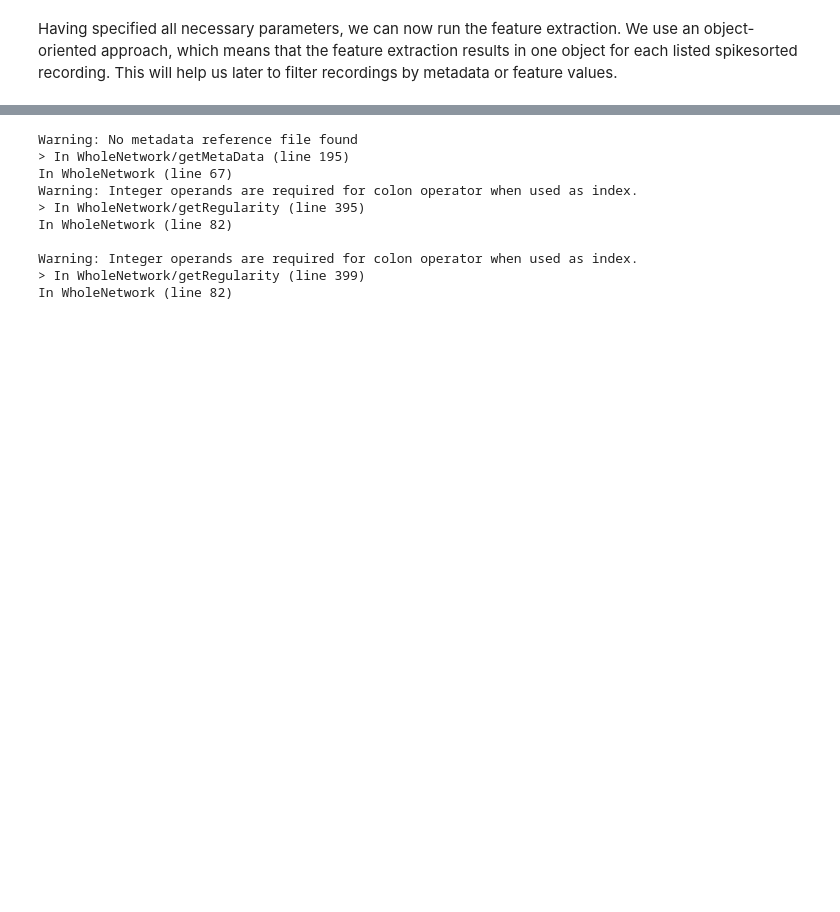
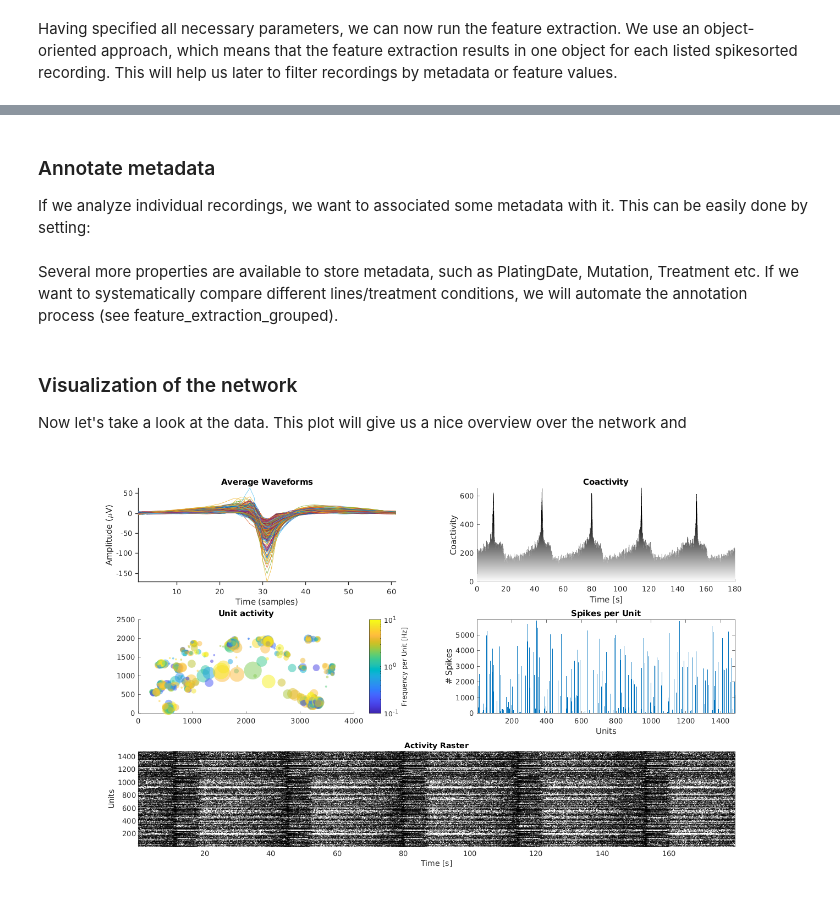
Before and after one commit to hornauerp/EphysDopa, a Jupyter notebook: Notebooks/feature_extraction.ipynb, the cells around one changed output, grey strips where cells are left out. Saved outputs shown, nothing was run; the diff lists cells and outputs as text; code cells hidden in the pictures; blank space fills up the shorter version.

Commit message:
Added feature extraction as jupyter notebook

```diff
--- a/Notebooks/feature_extraction.ipynb
+++ b/Notebooks/feature_extraction.ipynb
@@ -21,13 +26,18 @@ Having specified all necessary parameters, we can now run the feature extraction
 # %%
-nw = WholeNetwork(sorting_path,params);
+%nw = WholeNetwork(sorting_path,params); %Normally this line would be run to extract features
+load('../Data/Sorting_example/example_network.mat')
-# %% [output]
-Warning: No metadata reference file found
-> In WholeNetwork/getMetaData (line 195)
-In WholeNetwork (line 67)
-Warning: Integer operands are required for colon operator when used as index.
-> In WholeNetwork/getRegularity (line 395)
-In WholeNetwork (line 82)
-
-Warning: Integer operands are required for colon operator when used as index.
-> In WholeNetwork/getRegularity (line 399)
-In WholeNetwork (line 82)
+# %% [markdown]
+### Annotate metadata
+If we analyze individual recordings, we want to associated some metadata with it. This can be easily done by setting:
+# %%
+nw.RecordingDate = 220209;
+# %% [markdown]
+Several more properties are available to store metadata, such as PlatingDate, Mutation, Treatment etc. If we want to systematically compare different lines/treatment conditions, we will automate the annotation process (see feature_extraction_grouped).
+# %% [markdown]
+### Visualization of the network
+Now let's take a look at the data. This plot will give us a nice overview over the network and
+# %%
+%plot --size 1400,800
+nw.plotOverview;
+# %% [output]
+[figure, added]
```
Also changed, not shown: parts of 27 cells of this notebook, 2 other files.
